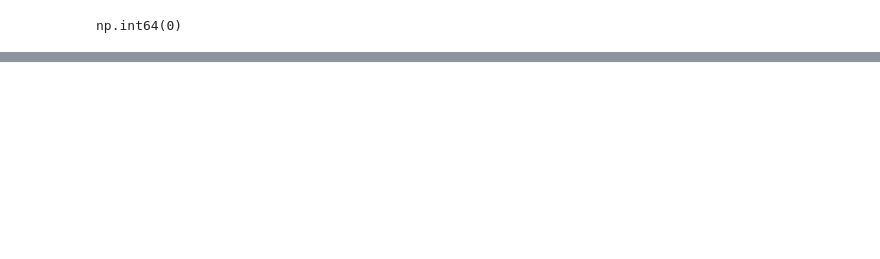
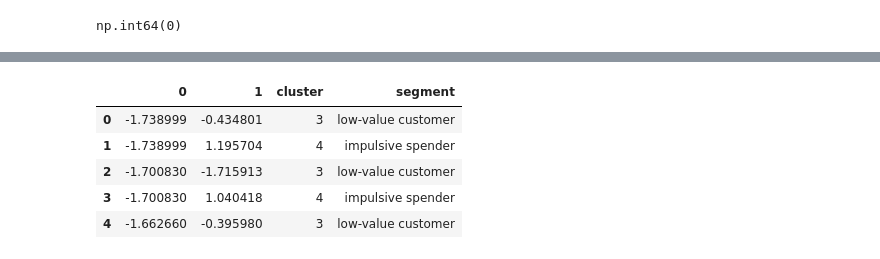
Before and after one commit to thirtesh/Customer-Segmentation, a Jupyter notebook: notebooks/experimentation.ipynb, the cells around one changed output, grey strips where cells are left out. Saved outputs shown, nothing was run; the diff lists cells and outputs as text; code cells hidden in the pictures; blank space fills up the shorter version.

```diff
--- a/notebooks/experimentation.ipynb
+++ b/notebooks/experimentation.ipynb
@@ -113,0 +129,15 @@ plt.scatter(centers[:,0], centers[:,1], c='red', label='Centroids')
+# %%
+segment_map={0:'premium customer', 1:'average customer', 2:'wealthy, conservative spender', 3:'low-value customer', 4:'impulsive spender'}
+# %%
+df=pd.DataFrame(df)
+df['cluster']=kmeans.labels_
+df['segment']=df['cluster'].map(segment_map)
+# %%
+df.head()
+# %% [output]
+|  | 0 | 1 | cluster | segment |
+| 0 | -1.738999 | -0.434801 | 3 | low-value customer |
+| 1 | -1.738999 | 1.195704 | 4 | impulsive spender |
+| 2 | -1.700830 | -1.715913 | 3 | low-value customer |
+| 3 | -1.700830 | 1.040418 | 4 | impulsive spender |
+| 4 | -1.662660 | -0.395980 | 3 | low-value customer |
```
Also changed, not shown: parts of 16 cells of this notebook, 5 other files.
